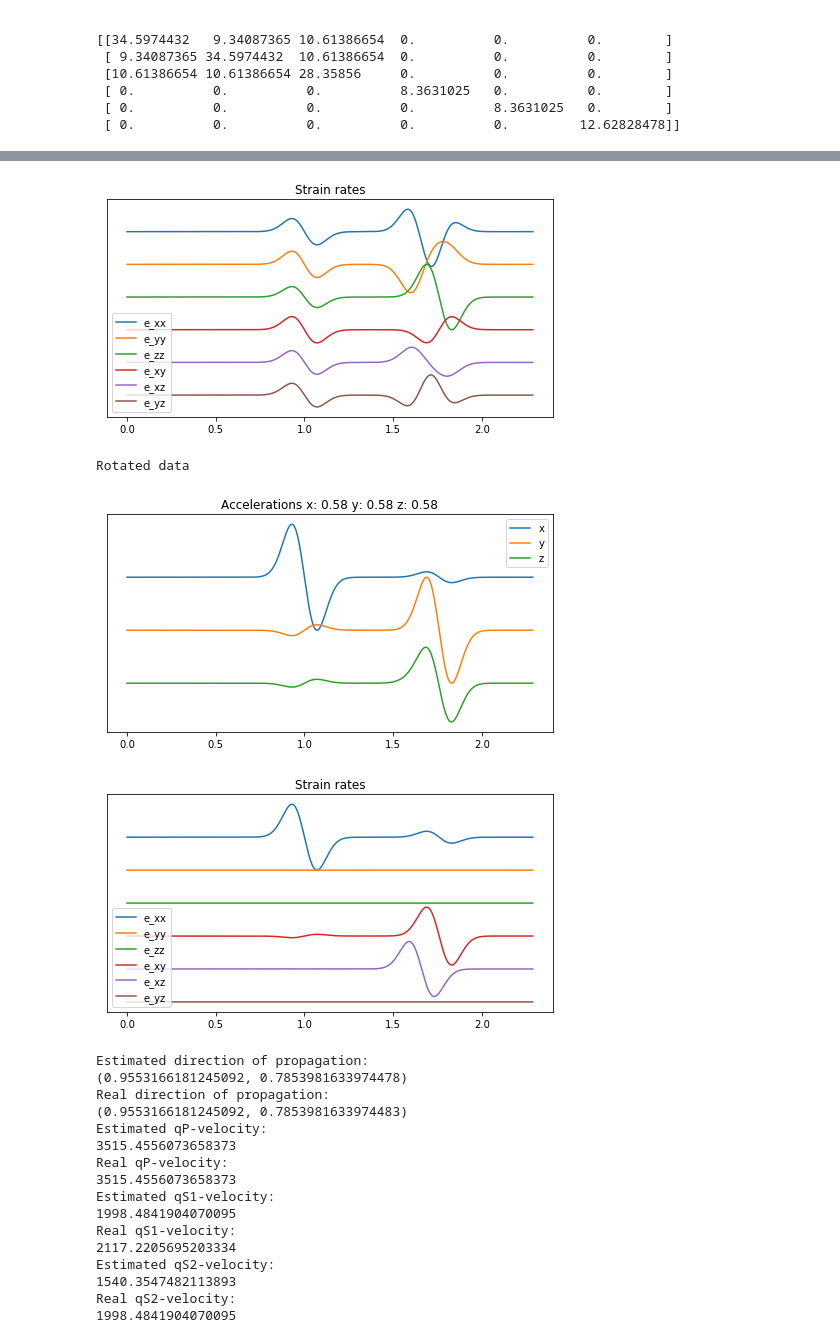
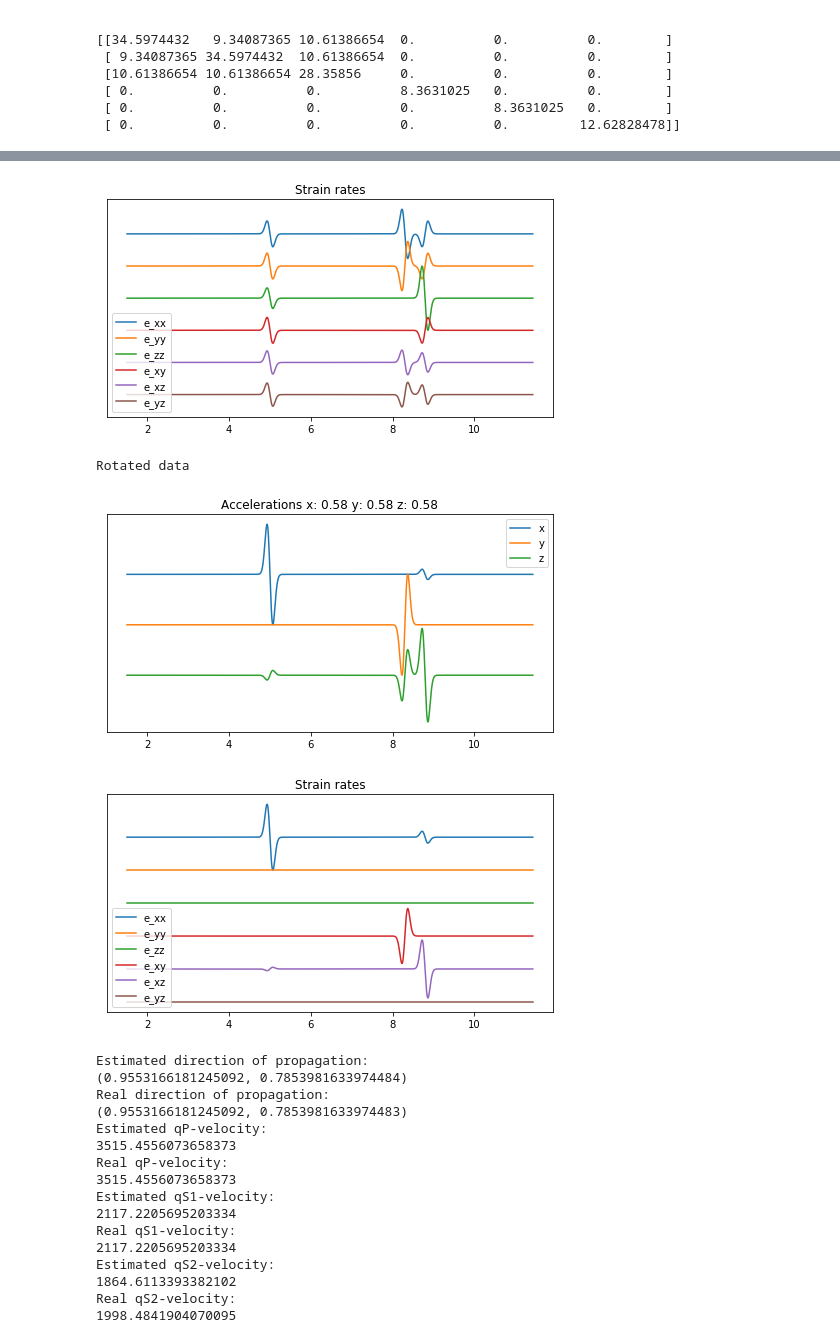
Before and after one commit to sebnoe/anisotropy, a Jupyter notebook: notebooks/Strain_anisotropy.ipynb, the cells around one changed output, grey strips where cells are left out. Cells and saved outputs as stored; diff of their text form; code cells hidden in the pictures.

```diff
--- a/notebooks/Strain_anisotropy.ipynb
+++ b/notebooks/Strain_anisotropy.ipynb
@@ -233,11 +233,12 @@ density = 2500
  [ 0.          0.          0.          0.          8.3631025   0.        ]
  [ 0.          0.          0.          0.          0.         12.62828478]]
 # %%
-f = 10
+f = 10.
+fs = 100.
 
 nus, gammas = get_direction('input',C,1)
 vel,v = get_eigenvals(gammas[0], density)
-seis, t = get_seis_strain(v, vel, nus[0], f)
+seis, t = get_seis_strain(v, vel, nus[0], f,fs)
 print('Original data')
 plotseis_strain(seis,t,nus[0])
 
@@ -273,9 +274,9 @@ Original data
-[figure, old version]
+[figure, new version]
 Rotated data
-[figure, old version]
+[figure, new version]
-[figure, old version]
+[figure, new version]
 Estimated direction of propagation:
-(0.9553166181245092, 0.7853981633974478)
+(0.9553166181245092, 0.7853981633974484)
 Real direction of propagation:
 (0.9553166181245092, 0.7853981633974483)
 Estimated qP-velocity:
@@ -283,11 +284,11 @@ Estimated qP-velocity:
 Real qP-velocity:
 3515.4556073658373
 Estimated qS1-velocity:
-1998.4841904070095
+2117.2205695203334
 Real qS1-velocity:
 2117.2205695203334
 Estimated qS2-velocity:
-1540.3547482113893
+1864.6113393382102
 Real qS2-velocity:
 1998.4841904070095
 # %%
```
Also changed, not shown: parts of 2 cells of this notebook, 6 other files.
